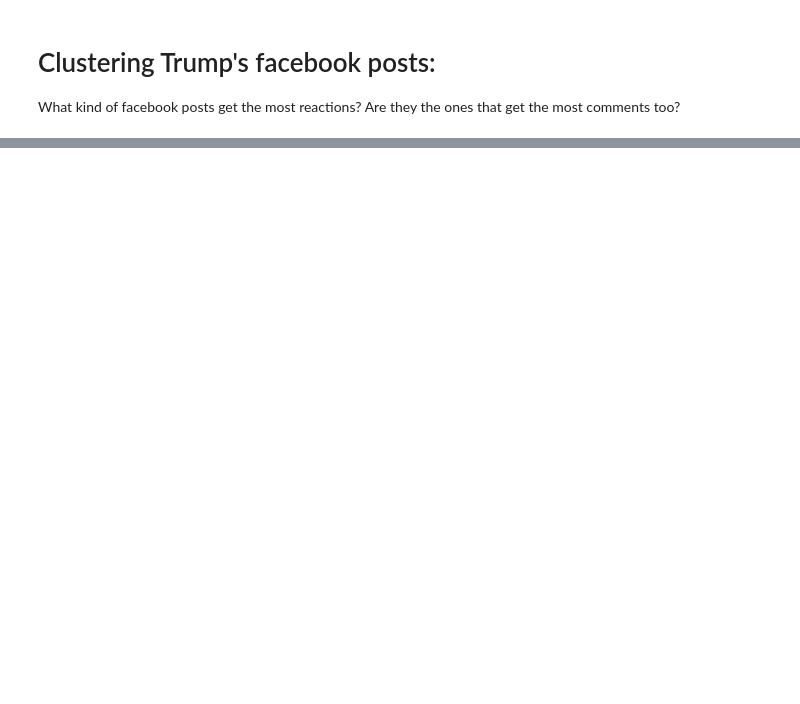
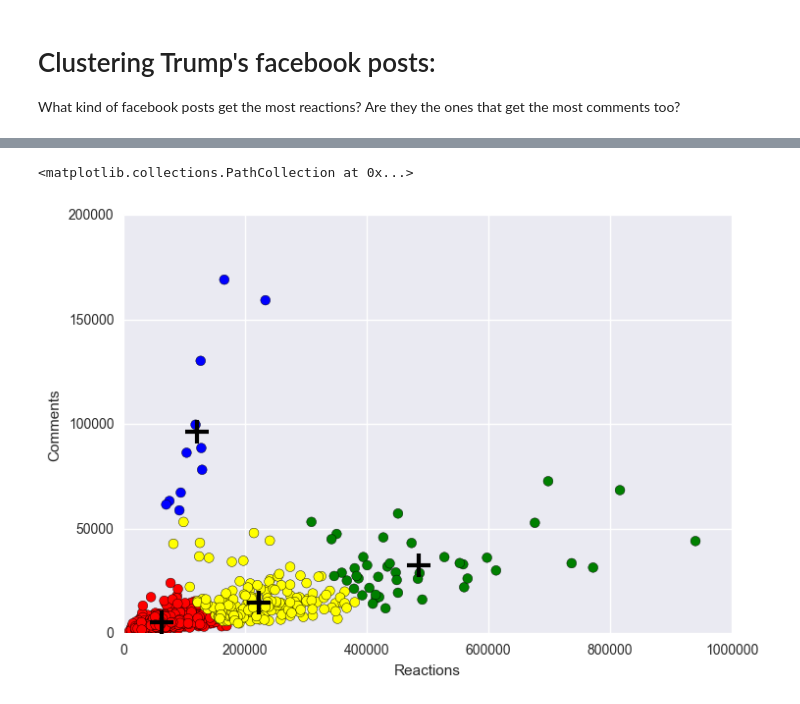
Before and after one commit to Abby202/projects, a Jupyter notebook: Donald Trump's Facebook/Donald Trump's Social Media Analysis.ipynb, the cells around one changed output, grey strips where cells are left out. Drawn from its saved outputs; the diff is of its cells as text; code cells hidden in the pictures; blank space fills up the shorter version.

```diff
--- a/Donald Trump's Facebook/Donald Trump's Social Media Analysis.ipynb
+++ b/Donald Trump's Facebook/Donald Trump's Social Media Analysis.ipynb
@@ -257,7 +264,7 @@ X = sc_X.fit_transform(X)
 # Fitting K-Means to the dataset
 
 from sklearn.cluster import KMeans
-kmeans = KMeans(n_clusters = 3, init = 'k-means++', random_state = 42)
+kmeans = KMeans(n_clusters = 4, init = 'k-means++', random_state = 42)
 km = kmeans.fit_predict(X)
 # %%
 df2['cluster'] = kmeans.labels_
@@ -279,16 +302,23 @@ plt.show()
 # %%
 centers = df2.groupby('cluster').mean()
 
-colors = np.array(['red', 'green', 'blue'])
+colors = np.array(['red', 'green', 'blue', 'yellow'])
 colors = pd.Series(colors)
 
 plt.scatter(df2.num_reactions, df2.num_comments, c=colors[df2.cluster], s=50)
 plt.xlabel('Reactions')
 plt.ylabel('Comments')
+axes = plt.gca()
+axes.set_xlim([-100,1000000])
+axes.set_ylim([-100,200000])
+
 
 # cluster centers, marked by "+"
 plt.scatter(centers.num_reactions, centers.num_comments, linewidths=3, marker='+', s=300, c='black')
 #plt.show()
+# %% [output]
+<matplotlib.collections.PathCollection at 0x...>
+[figure, added]
 # %%
 #comparatively low number of reactions, but high number of comments?
 
```
Also changed, not shown: parts of 8 cells of this notebook.
